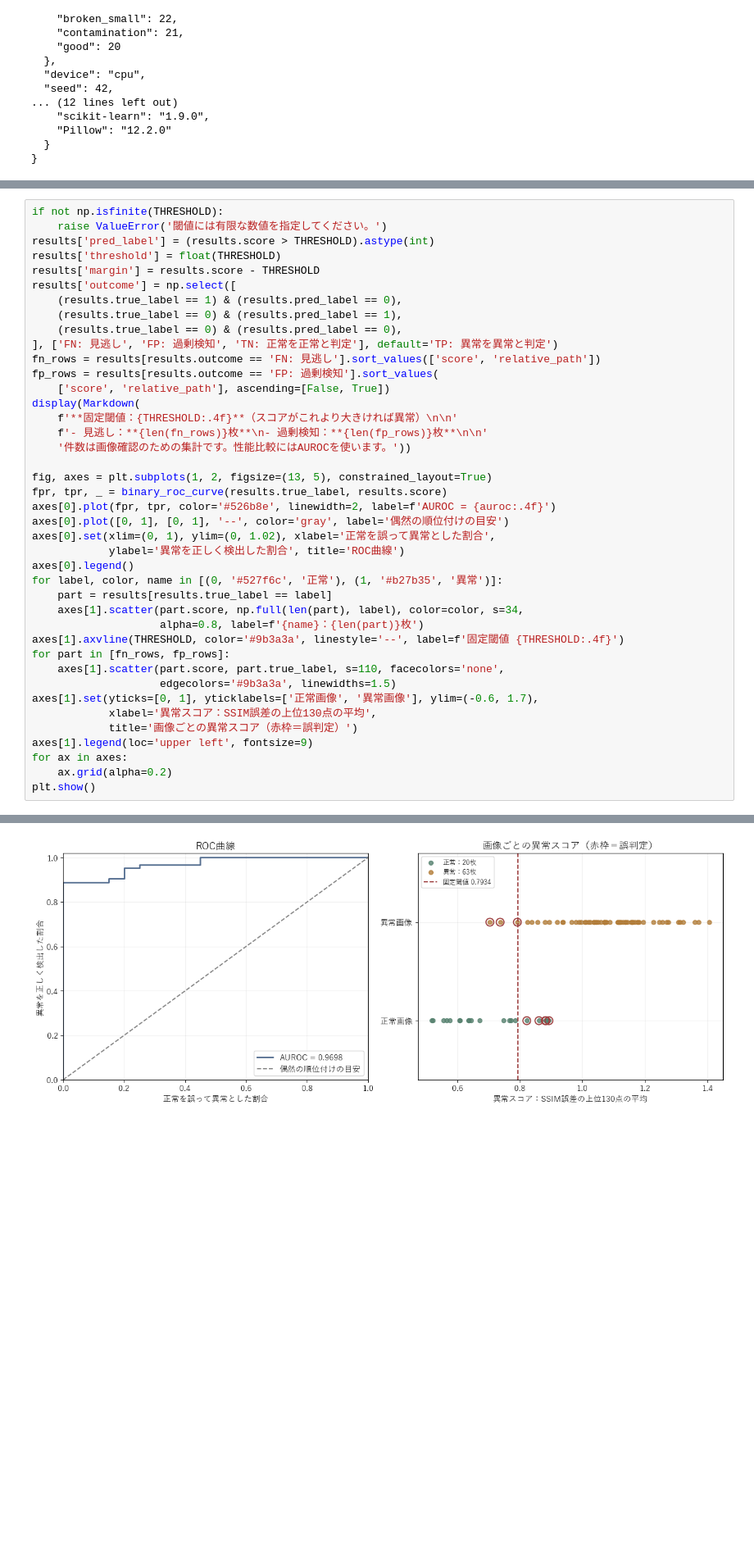
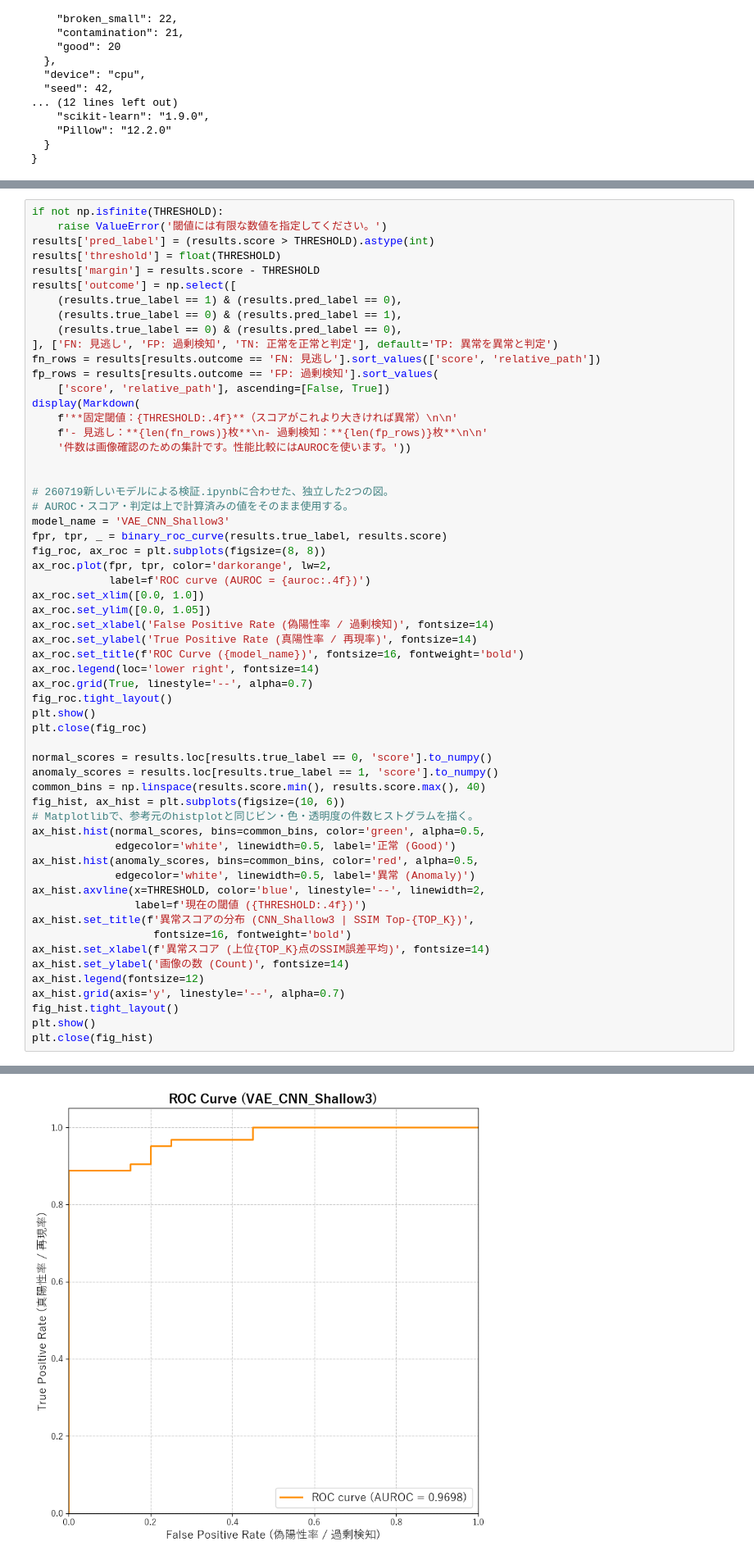
Before and after one commit to tokiyaokoshi/image-anomaly-detection, a Jupyter notebook: code/261016Shallow3再評価と誤判定画像の確認.ipynb, the cells around one changed output, grey strips where cells are left out. Shown at 82% size. Saved outputs shown, nothing was run; the diff lists cells and outputs as text; blank space fills up the shorter version.

Commit message:
可視化: Shallow3のROCとスコア分布を過去の書式に統一

```diff
--- a/code/261016Shallow3再評価と誤判定画像の確認.ipynb
+++ b/code/261016Shallow3再評価と誤判定画像の確認.ipynb
@@ -279,49 +281,66 @@ print(json.dumps(evaluation_info, ensure_ascii=False, indent=2))
 # %%
 if not np.isfinite(THRESHOLD):
     raise ValueError('閾値には有限な数値を指定してください。')
 results['pred_label'] = (results.score > THRESHOLD).astype(int)
 results['threshold'] = float(THRESHOLD)
 results['margin'] = results.score - THRESHOLD
 results['outcome'] = np.select([
     (results.true_label == 1) & (results.pred_label == 0),
     (results.true_label == 0) & (results.pred_label == 1),
     (results.true_label == 0) & (results.pred_label == 0),
 ], ['FN: 見逃し', 'FP: 過剰検知', 'TN: 正常を正常と判定'], default='TP: 異常を異常と判定')
 fn_rows = results[results.outcome == 'FN: 見逃し'].sort_values(['score', 'relative_path'])
 fp_rows = results[results.outcome == 'FP: 過剰検知'].sort_values(
     ['score', 'relative_path'], ascending=[False, True])
 display(Markdown(
     f'**固定閾値：{THRESHOLD:.4f}**（スコアがこれより大きければ異常）\n\n'
     f'- 見逃し：**{len(fn_rows)}枚**\n- 過剰検知：**{len(fp_rows)}枚**\n\n'
     '件数は画像確認のための集計です。性能比較にはAUROCを使います。'))
 
-fig, axes = plt.subplots(1, 2, figsize=(13, 5), constrained_layout=True)
+
+# 260719新しいモデルによる検証.ipynbに合わせた、独立した2つの図。
+# AUROC・スコア・判定は上で計算済みの値をそのまま使用する。
+model_name = 'VAE_CNN_Shallow3'
 fpr, tpr, _ = binary_roc_curve(results.true_label, results.score)
-axes[0].plot(fpr, tpr, color='#526b8e', linewidth=2, label=f'AUROC = {auroc:.4f}')
-axes[0].plot([0, 1], [0, 1], '--', color='gray', label='偶然の順位付けの目安')
-axes[0].set(xlim=(0, 1), ylim=(0, 1.02), xlabel='正常を誤って異常とした割合',
-            ylabel='異常を正しく検出した割合', title='ROC曲線')
-axes[0].legend()
-for label, color, name in [(0, '#527f6c', '正常'), (1, '#b27b35', '異常')]:
-    part = results[results.true_label == label]
-    axes[1].scatter(part.score, np.full(len(part), label), color=color, s=34,
-                    alpha=0.8, label=f'{name}：{len(part)}枚')
-axes[1].axvline(THRESHOLD, color='#9b3a3a', linestyle='--', label=f'固定閾値 {THRESHOLD:.4f}')
-for part in [fn_rows, fp_rows]:
-    axes[1].scatter(part.score, part.true_label, s=110, facecolors='none',
-                    edgecolors='#9b3a3a', linewidths=1.5)
-axes[1].set(yticks=[0, 1], yticklabels=['正常画像', '異常画像'], ylim=(-0.6, 1.7),
-            xlabel='異常スコア：SSIM誤差の上位130点の平均',
-            title='画像ごとの異常スコア（赤枠＝誤判定）')
-axes[1].legend(loc='upper left', fontsize=9)
-for ax in axes:
-    ax.grid(alpha=0.2)
+fig_roc, ax_roc = plt.subplots(figsize=(8, 8))
+ax_roc.plot(fpr, tpr, color='darkorange', lw=2,
+            label=f'ROC curve (AUROC = {auroc:.4f})')
+ax_roc.set_xlim([0.0, 1.0])
+ax_roc.set_ylim([0.0, 1.05])
+ax_roc.set_xlabel('False Positive Rate (偽陽性率 / 過剰検知)', fontsize=14)
+ax_roc.set_ylabel('True Positive Rate (真陽性率 / 再現率)', fontsize=14)
+ax_roc.set_title(f'ROC Curve ({model_name})', fontsize=16, fontweight='bold')
+ax_roc.legend(loc='lower right', fontsize=14)
+ax_roc.grid(True, linestyle='--', alpha=0.7)
+fig_roc.tight_layout()
 plt.show()
+plt.close(fig_roc)
+
+normal_scores = results.loc[results.true_label == 0, 'score'].to_numpy()
+anomaly_scores = results.loc[results.true_label == 1, 'score'].to_numpy()
+common_bins = np.linspace(results.score.min(), results.score.max(), 40)
+fig_hist, ax_hist = plt.subplots(figsize=(10, 6))
+# Matplotlibで、参考元のhistplotと同じビン・色・透明度の件数ヒストグラムを描く。
+ax_hist.hist(normal_scores, bins=common_bins, color='green', alpha=0.5,
+             edgecolor='white', linewidth=0.5, label='正常 (Good)')
+ax_hist.hist(anomaly_scores, bins=common_bins, color='red', alpha=0.5,
+             edgecolor='white', linewidth=0.5, label='異常 (Anomaly)')
+ax_hist.axvline(x=THRESHOLD, color='blue', linestyle='--', linewidth=2,
+                label=f'現在の閾値 ({THRESHOLD:.4f})')
+ax_hist.set_title(f'異常スコアの分布 (CNN_Shallow3 | SSIM Top-{TOP_K})',
+                   fontsize=16, fontweight='bold')
+ax_hist.set_xlabel(f'異常スコア (上位{TOP_K}点のSSIM誤差平均)', fontsize=14)
+ax_hist.set_ylabel('画像の数 (Count)', fontsize=14)
+ax_hist.legend(fontsize=12)
+ax_hist.grid(axis='y', linestyle='--', alpha=0.7)
+fig_hist.tight_layout()
+plt.show()
+plt.close(fig_hist)
 # %% [output]
 **固定閾値：0.7934**（スコアがこれより大きければ異常）
 
 - 見逃し：**3枚**
 - 過剰検知：**5枚**
 
 件数は画像確認のための集計です。性能比較にはAUROCを使います。
-[figure, old version]
+[figure, new version]
```
Also changed, not shown: parts of 2 cells of this notebook, 1 other file.
